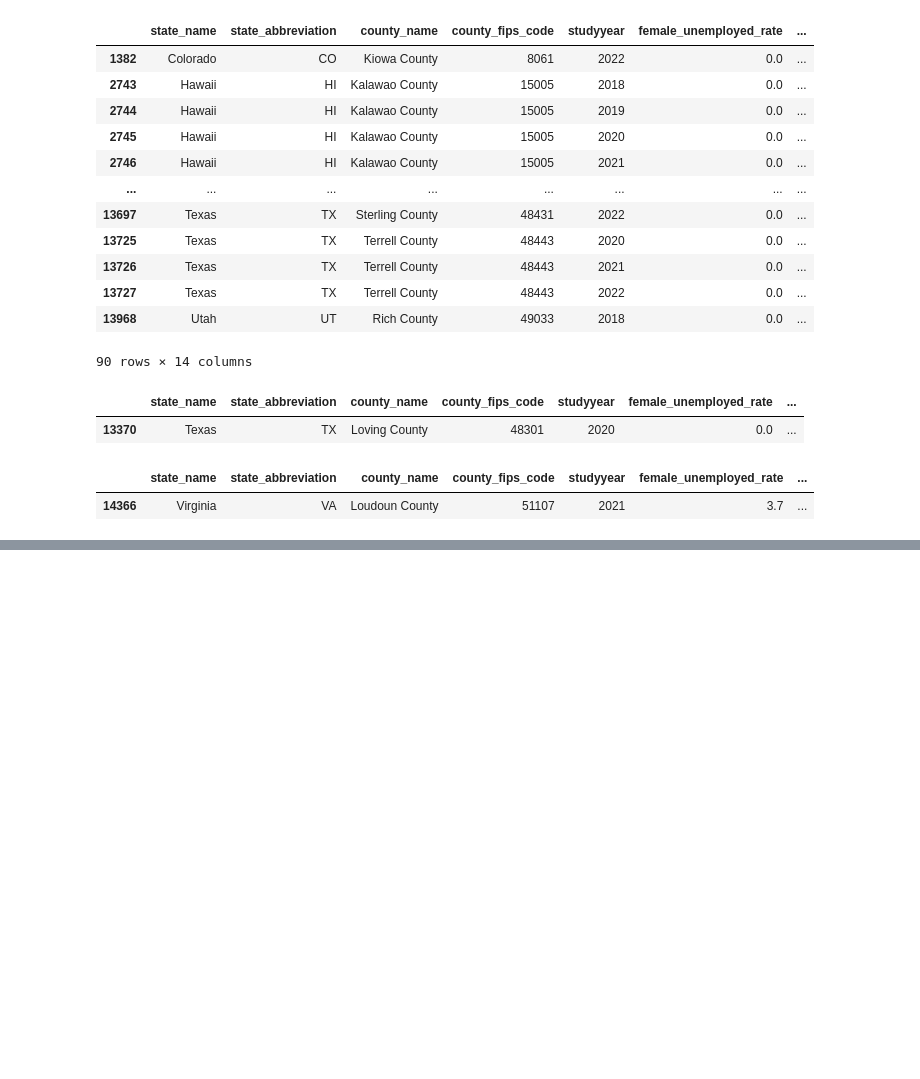
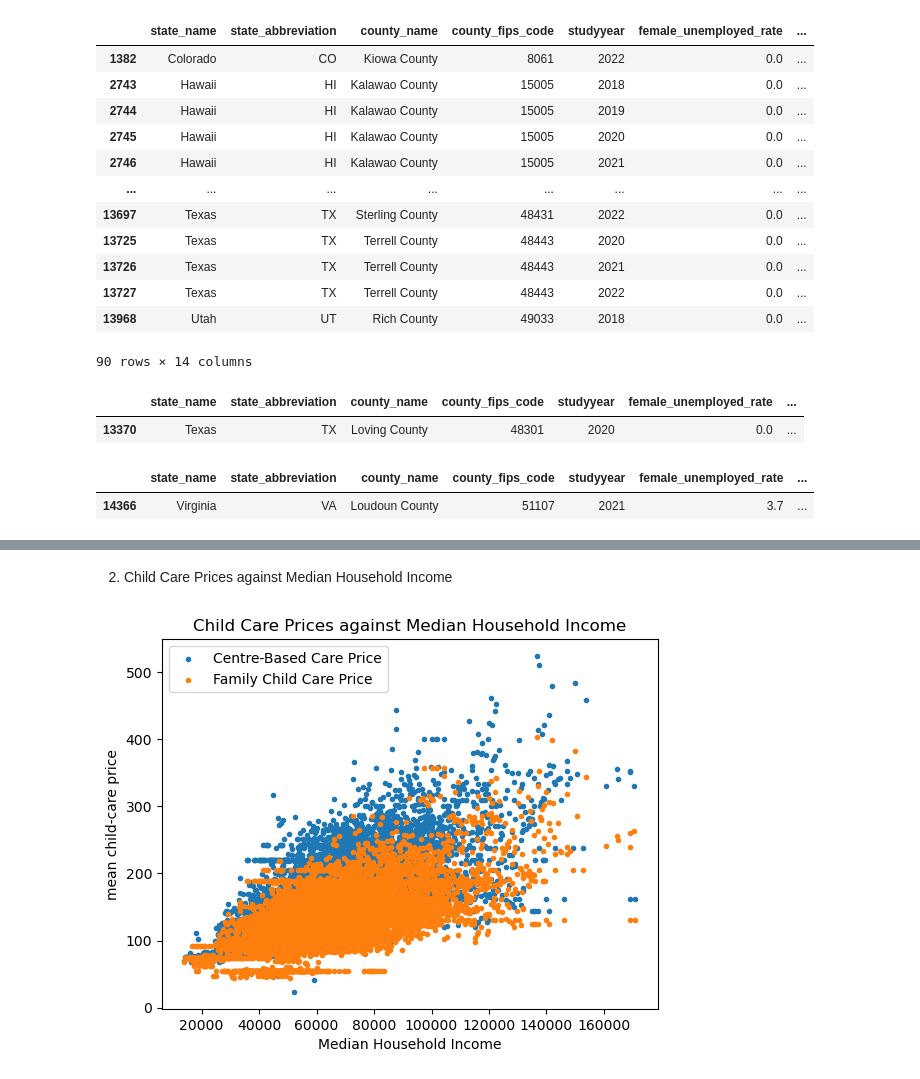
Before and after one commit to kaymighty86/us-poverty-rate-analysis, a Jupyter notebook: us_poverty_rate_analysis_notebook.ipynb, the cells around one changed output, grey strips where cells are left out. Drawn from its saved outputs; the diff is of its cells as text; code cells hidden in the pictures; blank space fills up the shorter version.

```diff
--- a/us_poverty_rate_analysis_notebook.ipynb
+++ b/us_poverty_rate_analysis_notebook.ipynb
@@ -460,0 +496,10 @@ plt.show()
+# %% [markdown]
+2. Child Care Prices against Median Household Income
+# %%
+visualiseReationship(filtered_df["2022_med_household_inc"], filtered_df["avg_centrebased_care_price"], viz_label="Centre-Based Care Price", xlabel="Median Household Income", ylabel="mean child-care price")
+visualiseReationship(filtered_df["2022_med_household_inc"], filtered_df["avg_family_childcare_price"], viz_label="Family Child Care Price", xlabel="Median Household Income", ylabel="mean child-care price")
+plt.title("Child Care Prices against Median Household Income")
+plt.legend()
+plt.show()
+# %% [output]
+[figure, added]
```
Also changed, not shown: parts of 18 cells of this notebook.
